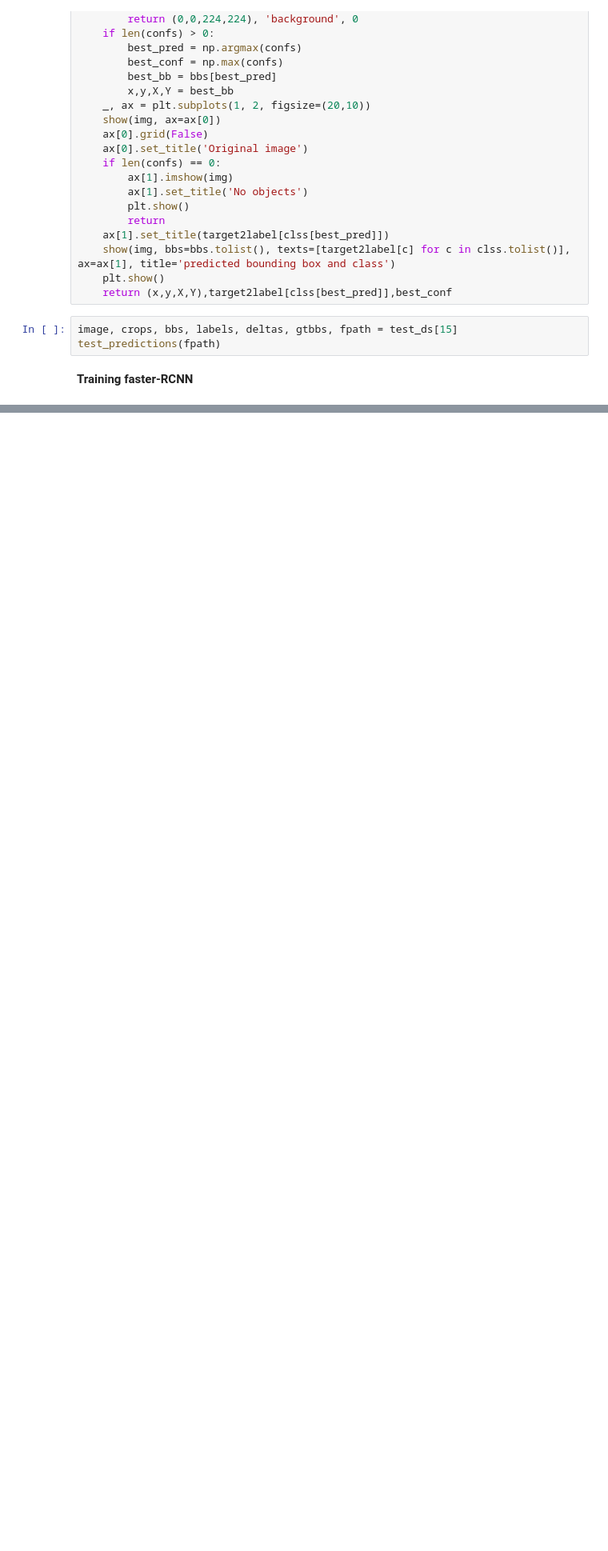
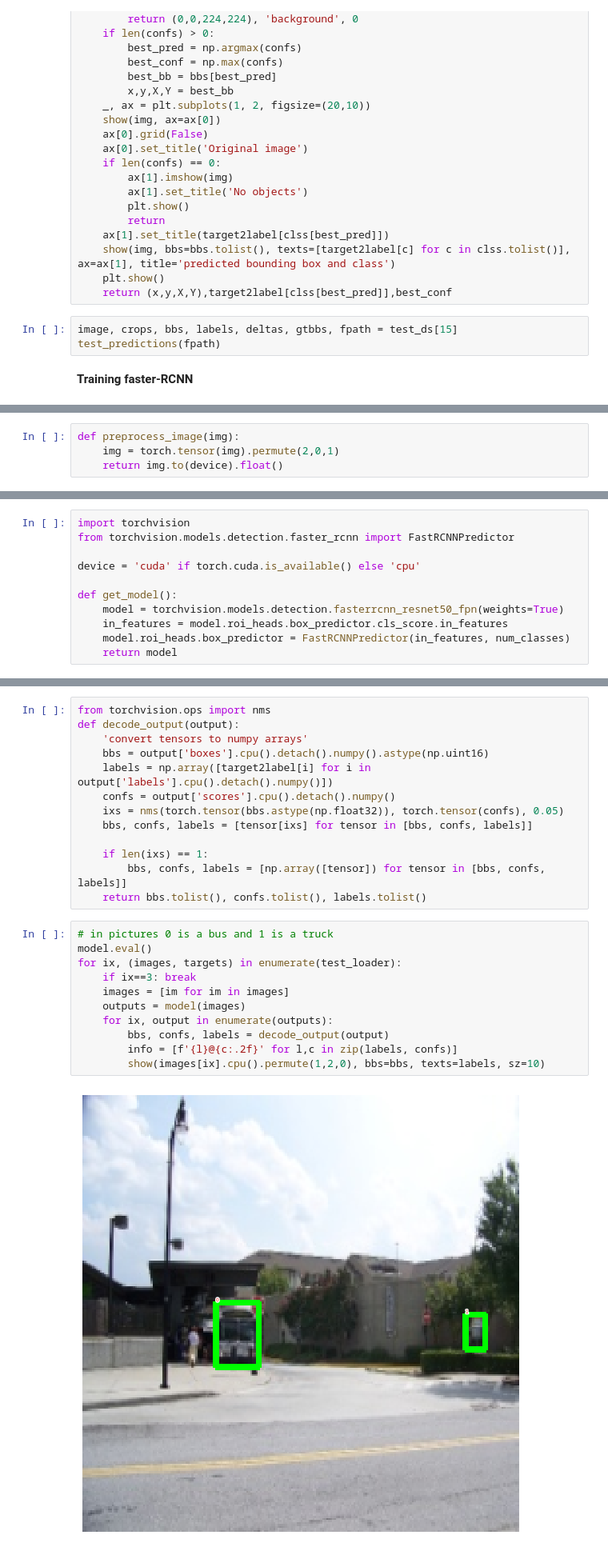
Before and after one commit to AleksandrMorozov123/Computer-vision-with-TensorFlow-Keras-and-OpenCV, a Jupyter notebook: object-detection-models-in-cv.ipynb, the cells around one changed output, grey strips where cells are left out. Shown at 80% size. Saved outputs shown, nothing was run; the diff lists cells and outputs as text; blank space fills up the shorter version.

```diff
--- a/object-detection-models-in-cv.ipynb
+++ b/object-detection-models-in-cv.ipynb
@@ -393,0 +432,4 @@ DF_RAW = '/kaggle/input/open-images-bus-trucks/df.csv'
+# %%
+def preprocess_image(img):
+    img = torch.tensor(img).permute(2,0,1)
+    return img.to(device).float()
@@ -393,0 +479,11 @@ DF_RAW = '/kaggle/input/open-images-bus-trucks/df.csv'
+# %%
+import torchvision
+from torchvision.models.detection.faster_rcnn import FastRCNNPredictor
+
+device = 'cuda' if torch.cuda.is_available() else 'cpu'
+
+def get_model():
+    model = torchvision.models.detection.fasterrcnn_resnet50_fpn(weights=True)
+    in_features = model.roi_heads.box_predictor.cls_score.in_features
+    model.roi_heads.box_predictor = FastRCNNPredictor(in_features, num_classes)
+    return model
@@ -393,0 +562,26 @@ DF_RAW = '/kaggle/input/open-images-bus-trucks/df.csv'
+# %%
+from torchvision.ops import nms
+def decode_output(output):
+    'convert tensors to numpy arrays'
+    bbs = output['boxes'].cpu().detach().numpy().astype(np.uint16)
+    labels = np.array([target2label[i] for i in output['labels'].cpu().detach().numpy()])
+    confs = output['scores'].cpu().detach().numpy()
+    ixs = nms(torch.tensor(bbs.astype(np.float32)), torch.tensor(confs), 0.05)
+    bbs, confs, labels = [tensor[ixs] for tensor in [bbs, confs, labels]]
+
+    if len(ixs) == 1:
+        bbs, confs, labels = [np.array([tensor]) for tensor in [bbs, confs, labels]]
+    return bbs.tolist(), confs.tolist(), labels.tolist()
+# %%
+# in pictures 0 is a bus and 1 is a truck
+model.eval()
+for ix, (images, targets) in enumerate(test_loader):
+    if ix==3: break
+    images = [im for im in images]
+    outputs = model(images)
+    for ix, output in enumerate(outputs):
+        bbs, confs, labels = decode_output(output)
+        info = [f'{l}@{c:.2f}' for l,c in zip(labels, confs)]
+        show(images[ix].cpu().permute(1,2,0), bbs=bbs, texts=labels, sz=10)
+# %% [output]
+[figure, added]
```
Also changed, not shown: parts of 12 cells of this notebook.
